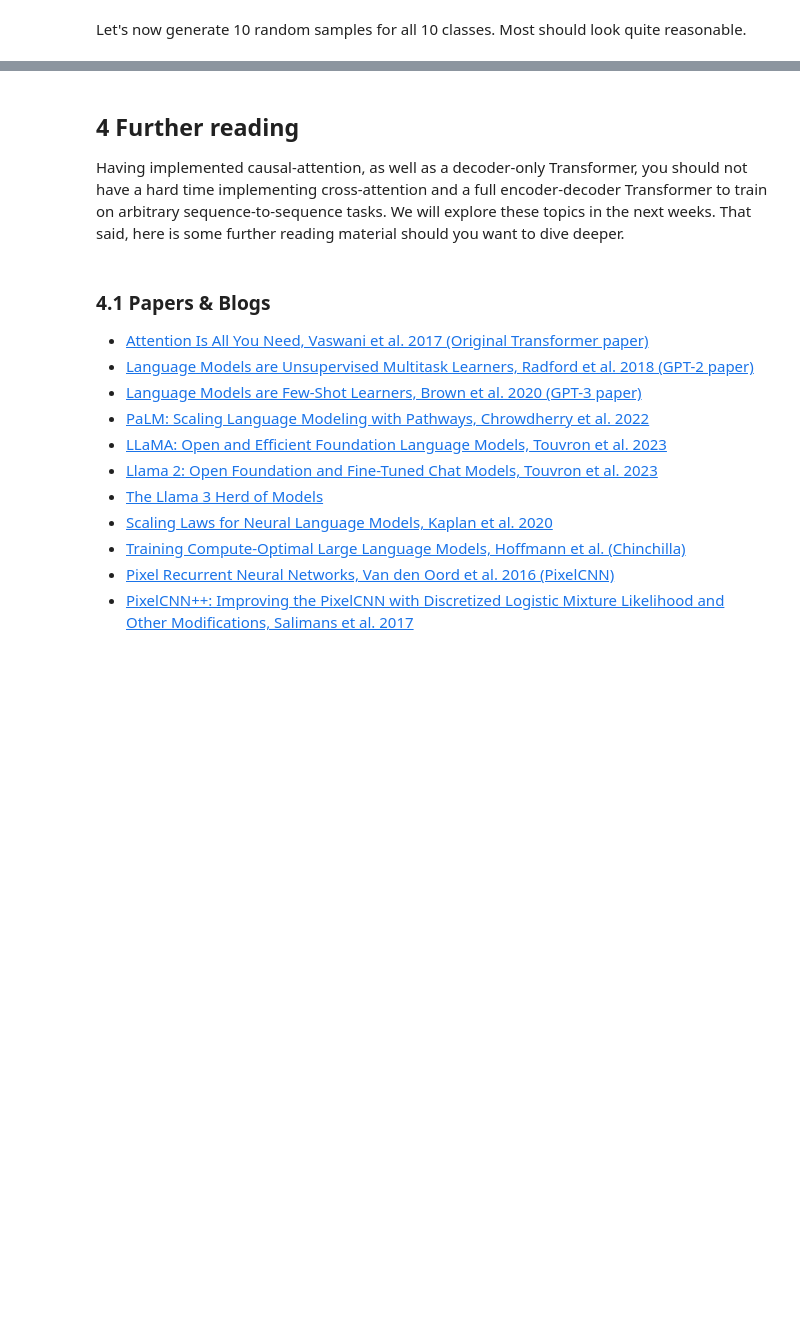
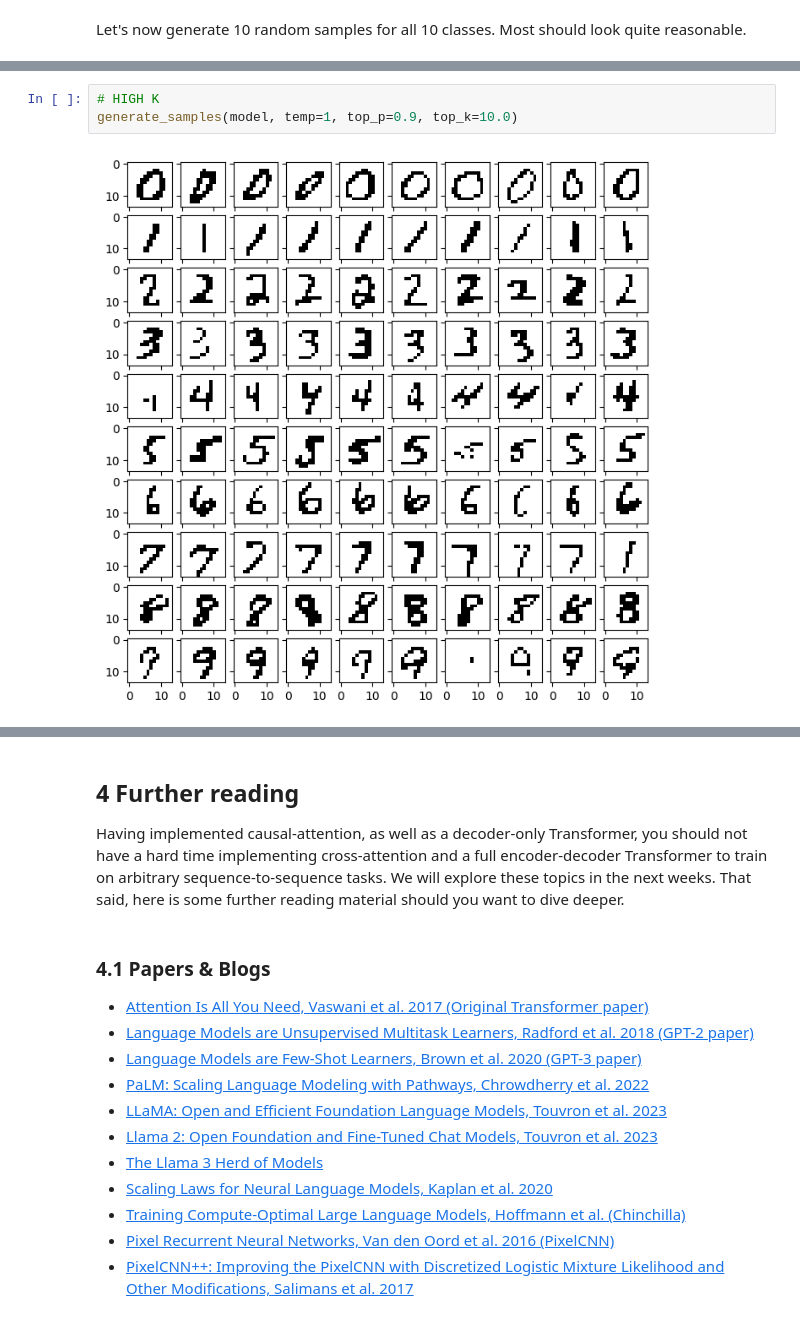
Before and after one commit to ledondodo/CS-503-FM-Homework, a Jupyter notebook: notebooks/CS503_FM_part1_nanoGPT.ipynb, the cells around one changed output, grey strips where cells are left out. Saved outputs shown, nothing was run; the diff lists cells and outputs as text; blank space fills up the shorter version.

```diff
--- a/notebooks/CS503_FM_part1_nanoGPT.ipynb
+++ b/notebooks/CS503_FM_part1_nanoGPT.ipynb
@@ -474,0 +583,5 @@ Please answer the following questions. You may use additional cells to demonstra
+# %%
+# HIGH K
+generate_samples(model, temp=1, top_p=0.9, top_k=10.0)
+# %% [output]
+[figure, added]
```
Also changed, not shown: parts of 19 cells of this notebook, 1 other file.
